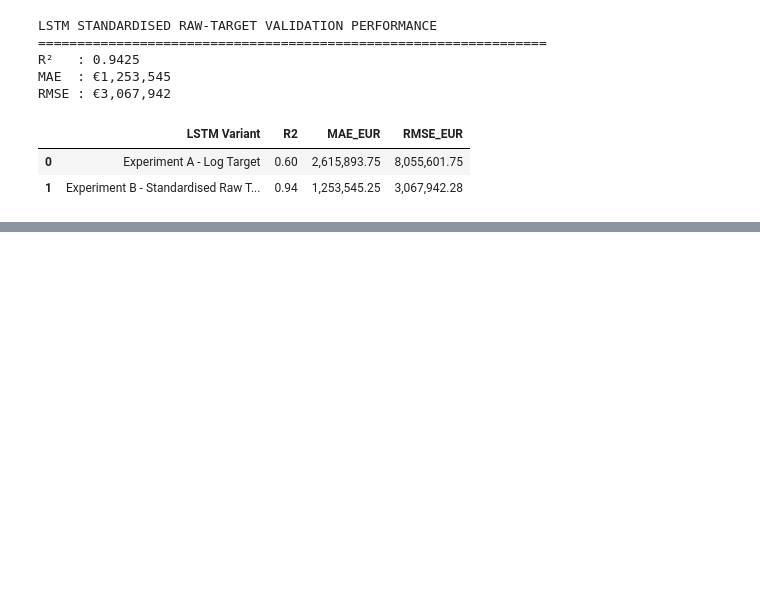
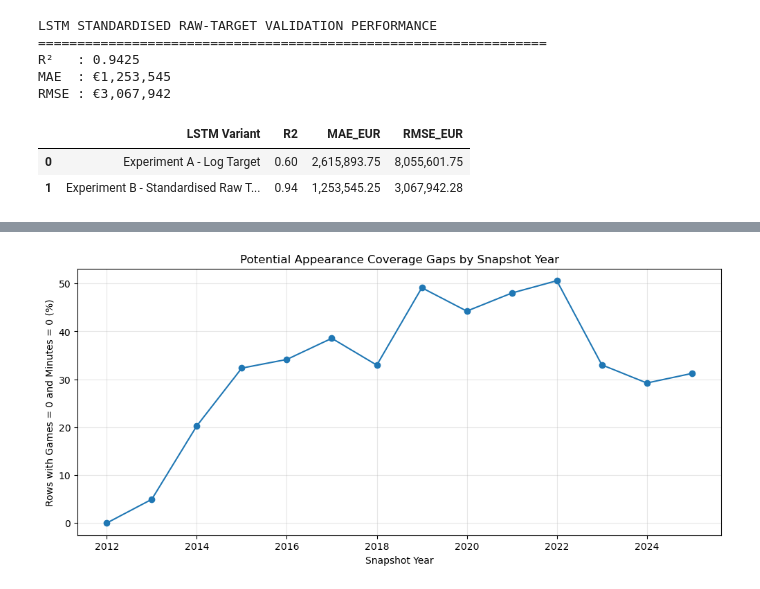
Before and after one commit to Trun99/Football-Market-Value-Prediction, a Jupyter notebook: notebooks/Preprocessing/Experiment_2_Future_Prediction/12_deep_learning_sequence_investigation.ipynb, the cells around one changed output, grey strips where cells are left out. Cells and saved outputs as stored; diff of their text form; code cells hidden in the pictures; blank space fills up the shorter version.

```diff
--- a/notebooks/Preprocessing/Experiment_2_Future_Prediction/12_deep_learning_sequence_investigation.ipynb
+++ b/notebooks/Preprocessing/Experiment_2_Future_Prediction/12_deep_learning_sequence_investigation.ipynb
@@ -2040,0 +3724,21 @@ lstm_target_comparison
+# %%
+import pandas as pd
+from pathlib import Path
+
+PROJECT_ROOT = Path.cwd()
+
+# Nếu notebook đang nằm trong notebooks/Preprocessing/Experiment_2_Future_Prediction
+while not (PROJECT_ROOT / "data").exists():
+    PROJECT_ROOT = PROJECT_ROOT.parent
+
+temporal_path = PROJECT_ROOT / "data" / "processed" / "temporal_market_value_dataset.csv"
+players_path = PROJECT_ROOT / "data" / "raw" / "players.csv"
+appearances_path = PROJECT_ROOT / "data" / "raw" / "appearances.csv"
+
+temporal = pd.read_csv(temporal_path)
+players = pd.read_csv(players_path)
+appearances = pd.read_csv(appearances_path)
+
+print("Temporal shape:", temporal.shape)
+print("Players shape:", players.shape)
+print("Appearances shape:", appearances.shape)
@@ -2040,0 +4030,21 @@ lstm_target_comparison
+# %%
+import matplotlib.pyplot as plt
+
+plt.figure(figsize=(12, 5))
+
+plt.plot(
+    coverage_by_year.index,
+    coverage_by_year["zero_percentage"],
+    marker="o"
+)
+
+plt.xlabel("Snapshot Year")
+plt.ylabel("Rows with Games = 0 and Minutes = 0 (%)")
+plt.title(
+    "Potential Appearance Coverage Gaps by Snapshot Year"
+)
+
+plt.grid(alpha=0.3)
+plt.show()
+# %% [output]
+[figure, added]
```
Also changed, not shown: parts of 42 cells of this notebook, 12 other files.
